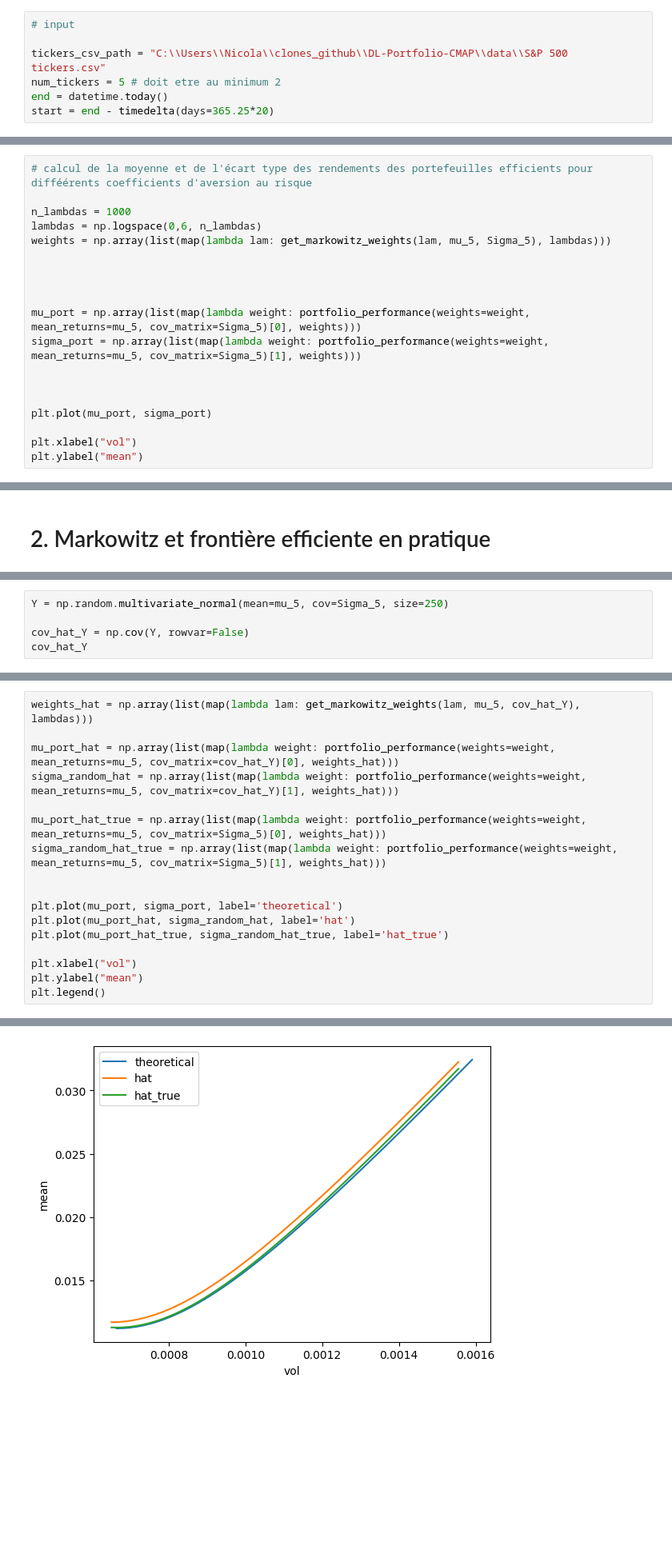
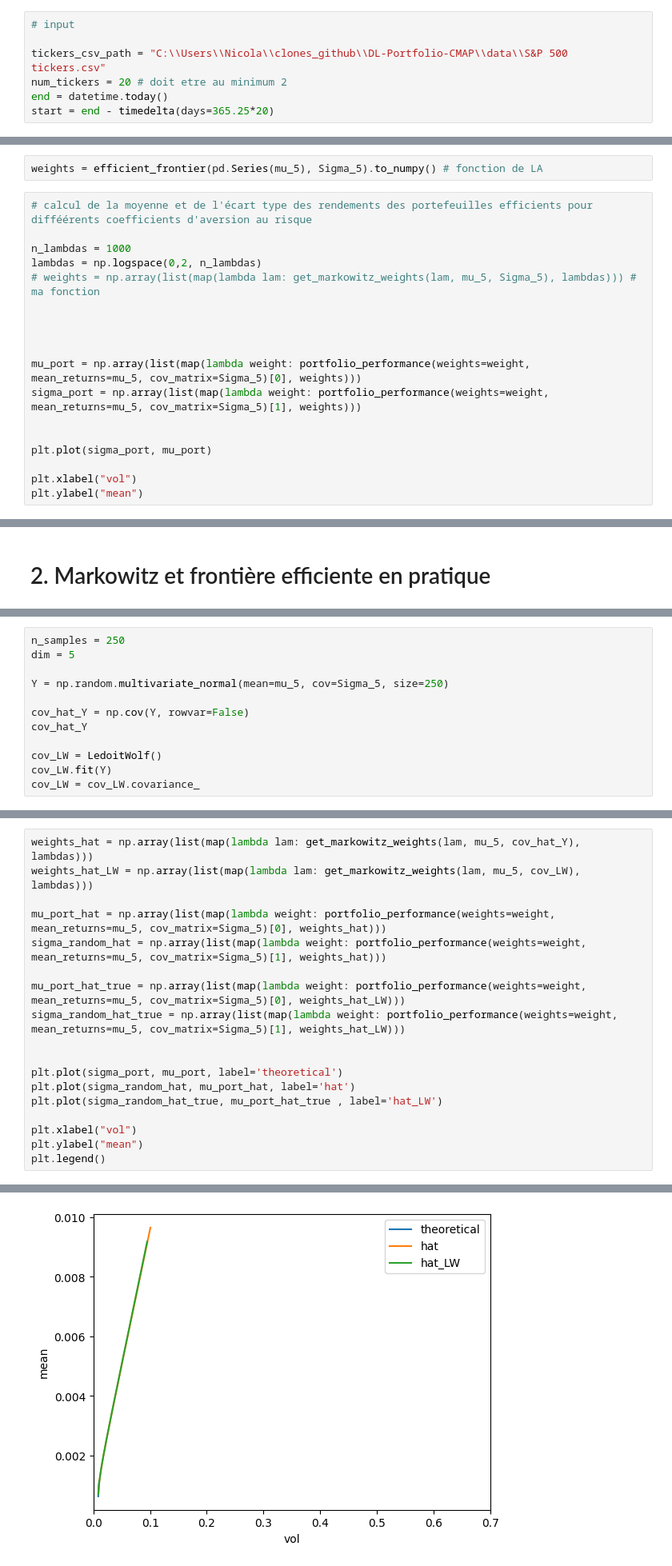
Before and after one commit to alexandreviard/DL-Portfolio-CMAP, a Jupyter notebook: Markowitz.ipynb, the cells around one changed output, grey strips where cells are left out. Shown at 80% size. Saved outputs shown, nothing was run; the diff lists cells and outputs as text; blank space fills up the shorter version.

```diff
--- a/Markowitz.ipynb
+++ b/Markowitz.ipynb
@@ -69,7 +69,7 @@ def portfolio_performance(weights, mean_returns, cov_matrix):
 # input
 
 tickers_csv_path = "C:\\Users\\Nicola\\clones_github\\DL-Portfolio-CMAP\\data\\S&P 500 tickers.csv"
-num_tickers = 5 # doit etre au minimum 2
+num_tickers = 20 # doit etre au minimum 2
 end = datetime.today()
 start = end - timedelta(days=365.25*20)
 # %%
@@ -96,9 +115,11 @@ rets_df.head()
+# %%
+weights = efficient_frontier(pd.Series(mu_5), Sigma_5).to_numpy() # fonction de LA
 # %%
 # calcul de la moyenne et de l'écart type des rendements des portefeuilles efficients pour difféérents coefficients d'aversion au risque
 
 n_lambdas = 1000
-lambdas = np.logspace(0,6, n_lambdas)
-weights = np.array(list(map(lambda lam: get_markowitz_weights(lam, mu_5, Sigma_5), lambdas)))
+lambdas = np.logspace(0,2, n_lambdas)
+# weights = np.array(list(map(lambda lam: get_markowitz_weights(lam, mu_5, Sigma_5), lambdas))) # ma fonction
 
 
 
@@ -107,8 +128,7 @@ mu_port = np.array(list(map(lambda weight: portfolio_performance(weights=weight,
 sigma_port = np.array(list(map(lambda weight: portfolio_performance(weights=weight, mean_returns=mu_5, cov_matrix=Sigma_5)[1], weights)))
 
 
-
-plt.plot(mu_port, sigma_port)
+plt.plot(sigma_port, mu_port)
 
 plt.xlabel("vol")
 plt.ylabel("mean")
@@ -166,5 +165,12 @@ array([[3.03943893e-04, 1.07238768e-04, 7.73889123e-05, 7.07780455e-05,
 # %%
+n_samples = 250
+dim = 5
+
 Y = np.random.multivariate_normal(mean=mu_5, cov=Sigma_5, size=250)
 
 cov_hat_Y = np.cov(Y, rowvar=False)
 cov_hat_Y
+
+cov_LW = LedoitWolf()
+cov_LW.fit(Y)
+cov_LW = cov_LW.covariance_
@@ -214,20 +181,21 @@ array([[2.71104235e-04, 1.03335605e-04, 8.55850792e-05, 7.56816185e-05,
 # %%
 weights_hat = np.array(list(map(lambda lam: get_markowitz_weights(lam, mu_5, cov_hat_Y), lambdas)))
+weights_hat_LW = np.array(list(map(lambda lam: get_markowitz_weights(lam, mu_5, cov_LW), lambdas)))
 
-mu_port_hat = np.array(list(map(lambda weight: portfolio_performance(weights=weight, mean_returns=mu_5, cov_matrix=cov_hat_Y)[0], weights_hat)))
-sigma_random_hat = np.array(list(map(lambda weight: portfolio_performance(weights=weight, mean_returns=mu_5, cov_matrix=cov_hat_Y)[1], weights_hat)))
+mu_port_hat = np.array(list(map(lambda weight: portfolio_performance(weights=weight, mean_returns=mu_5, cov_matrix=Sigma_5)[0], weights_hat)))
+sigma_random_hat = np.array(list(map(lambda weight: portfolio_performance(weights=weight, mean_returns=mu_5, cov_matrix=Sigma_5)[1], weights_hat)))
 
-mu_port_hat_true = np.array(list(map(lambda weight: portfolio_performance(weights=weight, mean_returns=mu_5, cov_matrix=Sigma_5)[0], weights_hat)))
-sigma_random_hat_true = np.array(list(map(lambda weight: portfolio_performance(weights=weight, mean_returns=mu_5, cov_matrix=Sigma_5)[1], weights_hat)))
+mu_port_hat_true = np.array(list(map(lambda weight: portfolio_performance(weights=weight, mean_returns=mu_5, cov_matrix=Sigma_5)[0], weights_hat_LW)))
+sigma_random_hat_true = np.array(list(map(lambda weight: portfolio_performance(weights=weight, mean_returns=mu_5, cov_matrix=Sigma_5)[1], weights_hat_LW)))
 
 
-plt.plot(mu_port, sigma_port, label='theoretical')
-plt.plot(mu_port_hat, sigma_random_hat, label='hat')
-plt.plot(mu_port_hat_true, sigma_random_hat_true, label='hat_true')
+plt.plot(sigma_port, mu_port, label='theoretical')
+plt.plot(sigma_random_hat, mu_port_hat, label='hat')
+plt.plot(sigma_random_hat_true, mu_port_hat_true , label='hat_LW')
 
 plt.xlabel("vol")
 plt.ylabel("mean")
 plt.legend()
 # %% [output]
 <matplotlib.legend.Legend at 0x...>
-[figure, old version]
+[figure, new version]
```
Also changed, not shown: parts of 11 cells of this notebook.
